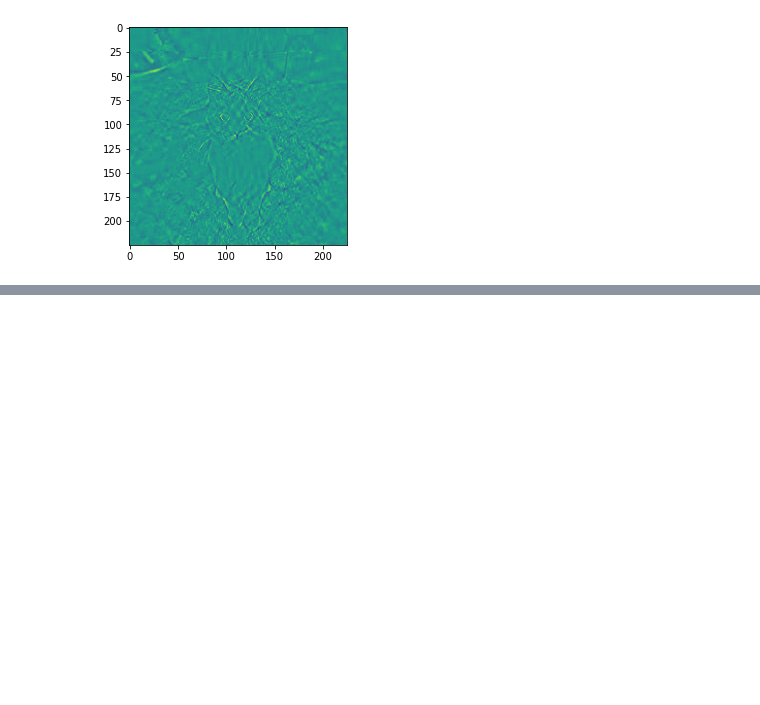
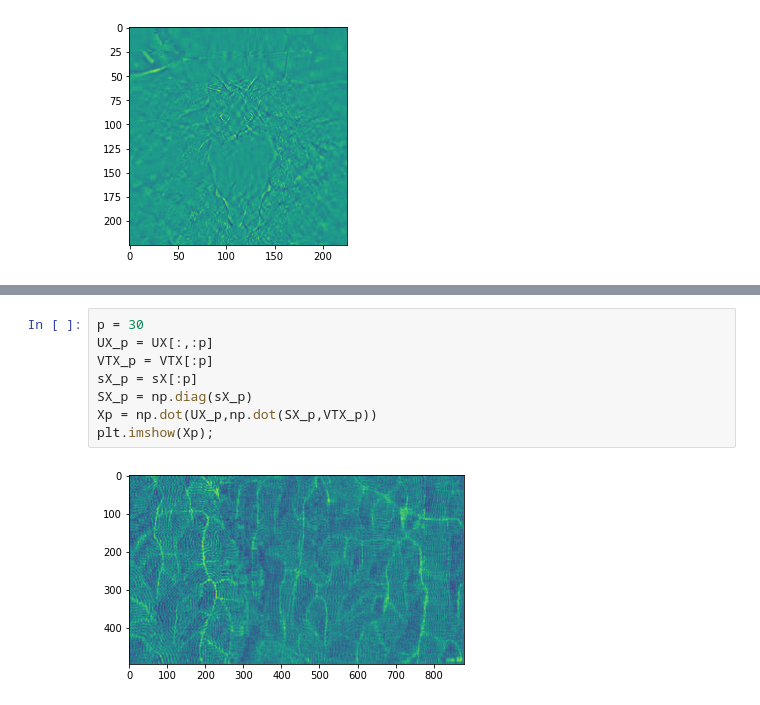
Before and after one commit to julianovale/PO450, a Jupyter notebook: Semana12_PO450.ipynb, the cells around one changed output, grey strips where cells are left out. Saved outputs shown, nothing was run; the diff lists cells and outputs as text; blank space fills up the shorter version.

```diff
--- a/Semana12_PO450.ipynb
+++ b/Semana12_PO450.ipynb
@@ -114,0 +132,10 @@ plt.imshow(N);
+# %%
+p = 30
+UX_p = UX[:,:p]
+VTX_p = VTX[:p]
+sX_p = sX[:p]
+SX_p = np.diag(sX_p)
+Xp = np.dot(UX_p,np.dot(SX_p,VTX_p))
+plt.imshow(Xp);
+# %% [output]
+[figure, added]
```
Also changed, not shown: parts of 11 cells of this notebook.
